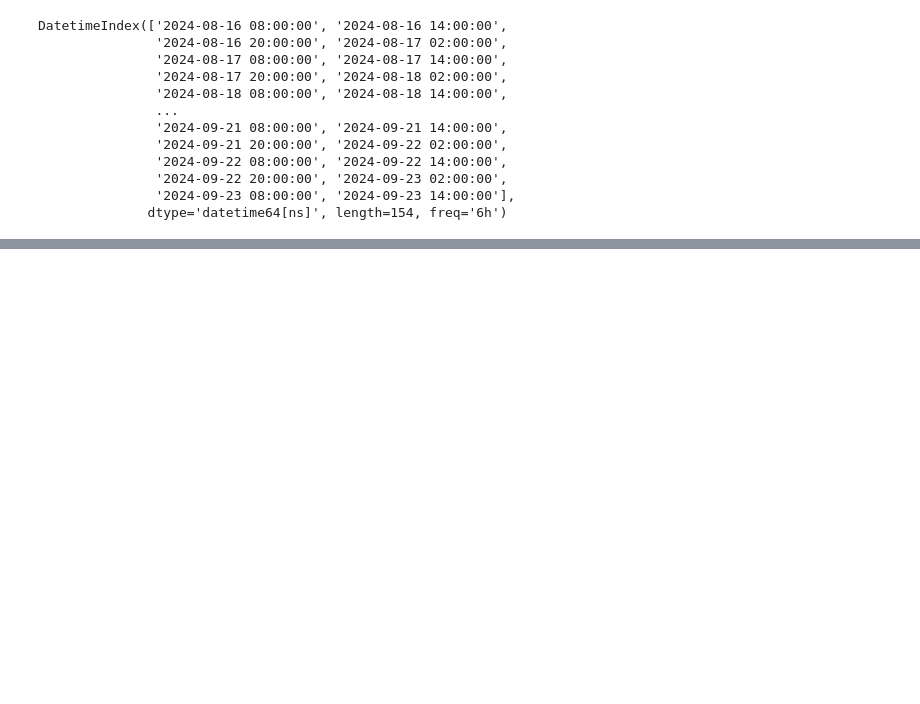
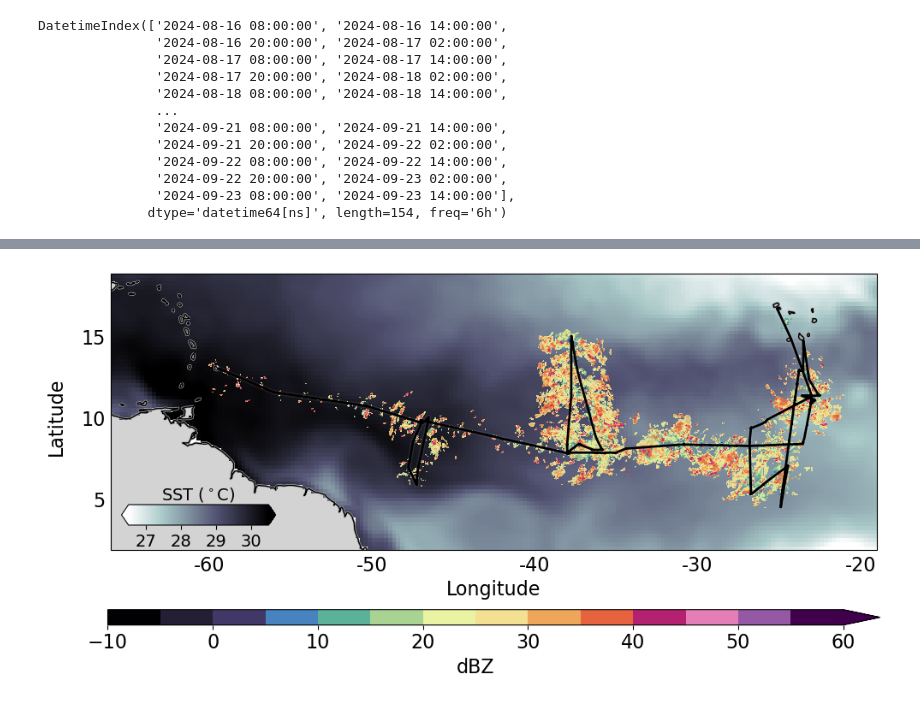
Before and after one commit to allison-wing/PICCOLO_overview_paper, a Jupyter notebook: plot_fig_seapol_mosaic_SST.ipynb, the cells around one changed output, grey strips where cells are left out. Cells and saved outputs as stored; diff of their text form; code cells hidden in the pictures; blank space fills up the shorter version.

Commit message:
color options

```diff
--- a/plot_fig_seapol_mosaic_SST.ipynb
+++ b/plot_fig_seapol_mosaic_SST.ipynb
@@ -317,0 +315,56 @@ plt.savefig('./figures/Fig_seapol_mosaic_SST.pdf', bbox_inches='tight', dpi=300)
+# %%
+fig, ax = plt.subplots(figsize=(12,6),subplot_kw={'projection': ccrs.PlateCarree()})
+
+gl = ax.gridlines(crs=ccrs.PlateCarree(),draw_labels=True,linewidth=0,alpha = 0.25)
+ax.coastlines(resolution = '50m',alpha=1.0,linewidth=2,color='darkgray')
+ax.add_feature(cfeature.LAND, facecolor='lightgray')
+gl.top_labels = False
+gl.right_labels = False
+gl.xlocator = mticker.FixedLocator([-60, -50, -40, -30, -20, -10, 0, 10])
+gl.ylocator = mticker.FixedLocator([0, 5, 10, 15, 20, 25, 30])
+gl.xformatter = LongitudeFormatter(number_format='.0f', degree_symbol='', direction_label=False, dateline_direction_label=False)
+gl.yformatter = LatitudeFormatter(number_format='.0f', degree_symbol='', direction_label=False)
+gl.xlabel_style = {'size': 16}
+gl.ylabel_style = {'size': 16}
+
+# Plot SST
+#im1 = ax.contourf(sst_mean.lon, sst_mean.lat, sst_mean.sst[0,:,:], vmin=26.5, vmax=30.5, levels=np.linspace(26.5,30.5,9), cmap='bone_r',extend='both')
+im1 = ax.pcolormesh(sst_mean.lon, sst_mean.lat, sst_mean.sst[0,:,:], vmin=26.5, vmax=30.5, cmap='bone_r', shading='auto')
+
+# Plot ship track with a glowing effect
+for glow_width, glow_alpha in zip([1, 2, 4], [0.2, 0.12, 0.07]):
+    ax.plot(DSHIP.lon, DSHIP.lat, color='white', linewidth=glow_width, alpha=glow_alpha, zorder=10)
+# Main line on top
+ax.plot(DSHIP.lon, DSHIP.lat, color='black', linewidth=2, zorder=11)
+
+#New way with re-indexed data
+im = ax.contourf(lon_6h[0,:,:], lat_6h[0,:,:],dbz_6h[0,:,:],vmin=-10, vmax=60, levels = np.linspace(-10,60,15), cmap=discrete_mask_cmap, extend = 'max')
+for n in range(1, len(time_6h)-1):
+    ax.contourf(lon_6h[n,:,:], lat_6h[n,:,:],dbz_6h[n,:,:],vmin=-10, vmax=60, levels = np.linspace(-10,60,15), cmap=discrete_mask_cmap,alpha=0.75)
+# Plot last time step
+ax.contourf(lon_6h[-1,:,:], lat_6h[-1,:,:],dbz_6h[-1,:,:],vmin=-10, vmax=60, levels = np.linspace(-10,60,15), cmap=discrete_mask_cmap,alpha=0.75)
+
+#add colorbar
+cbar = plt.colorbar(im, ax=ax, orientation='horizontal',pad=0.15,shrink=0.97,aspect=50)
+cbar.ax.tick_params(labelsize=16)
+cbar.set_label('dBZ', fontsize=16)
+ax.coastlines()
+
+cb_pos = cbar.ax.get_position()
+fig.text((cb_pos.x0 + cb_pos.x1) / 2, cb_pos.y1 + 0.02, 'Longitude', ha='center', va='bottom', fontsize=16)
+fig.text(cb_pos.x0 - 0.05, cb_pos.y1 + 0.3, 'Latitude', ha='center', va='bottom', rotation='vertical', fontsize=16)
+
+cbar_ax = fig.add_axes([0.15, 0.39, 0.15, 0.04])  # [left, bottom, width, height] in figure fraction
+cbar = plt.colorbar(im1, cax=cbar_ax, orientation='horizontal',extend='both')
+cbar.ax.xaxis.set_label_position('top')
+cbar.ax.xaxis.set_ticks_position('bottom')
+cbar.set_label(r'SST ($^\circ$C)',fontsize=14)  #add a label to the colorbar
+cbar.set_ticks(np.linspace(27,30,4))
+cbar.set_ticklabels([f'{x:2.0f}' for x in np.linspace(27,30,4)],fontsize=14)
+
+#plt.title('Mosaic of SEA-POL long-range scans every 6 hours', fontsize=16)
+
+## Save plot
+plt.savefig('./figures/Fig_seapol_mosaic_SST_grayscale.png', bbox_inches='tight', dpi=300)
+# %% [output]
+[figure, added]
```
Also changed, not shown: parts of 3 cells of this notebook, 2 other files.
